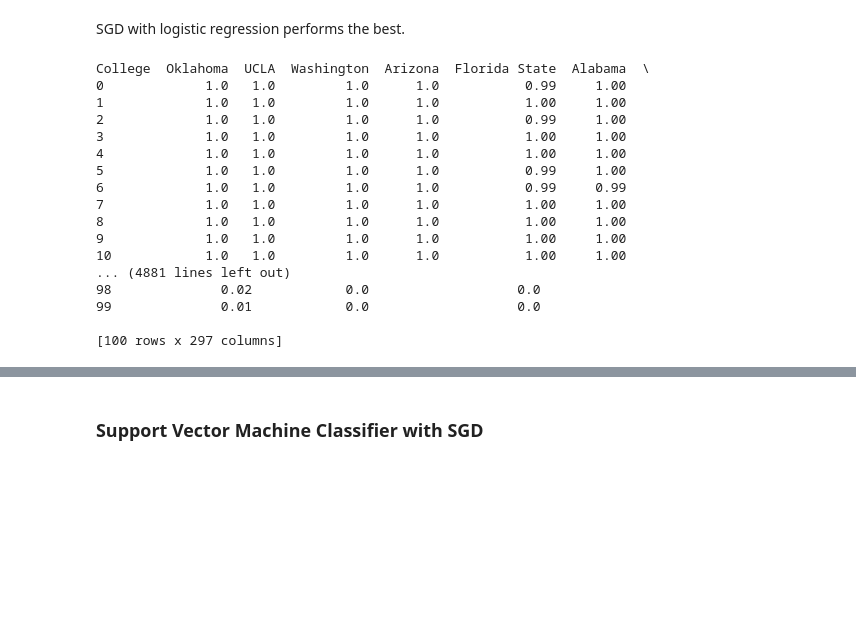
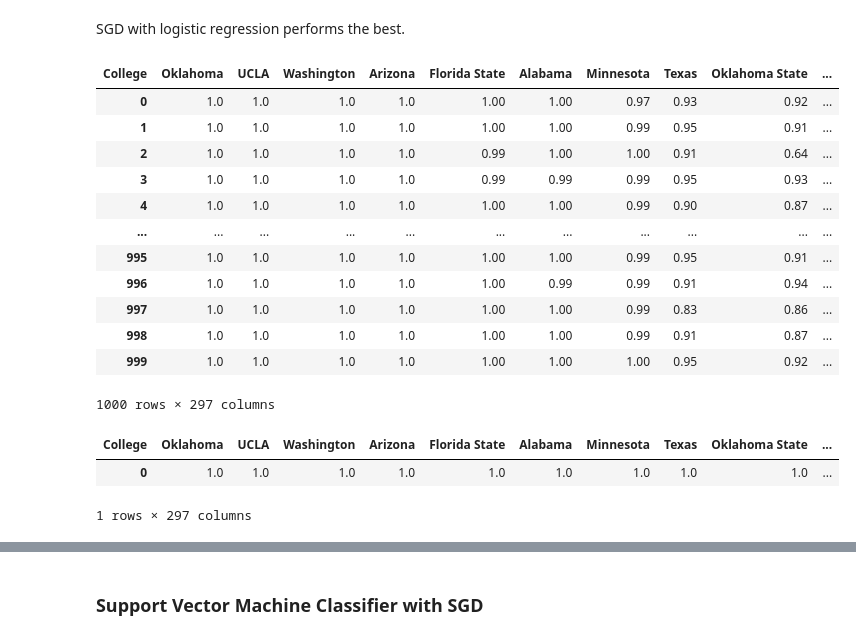
Before and after one commit to koeunlim/Capstone_Softball, a Jupyter notebook: 06-2_NCAA_Softball_Model2_WS64Seed_Logistic.ipynb, the cells around one changed output, grey strips where cells are left out. Drawn from its saved outputs; the diff is of its cells as text; code cells hidden in the pictures; blank space fills up the shorter version.

```diff
--- a/06-2_NCAA_Softball_Model2_WS64Seed_Logistic.ipynb
+++ b/06-2_NCAA_Softball_Model2_WS64Seed_Logistic.ipynb
@@ -211,25 +229,34 @@ print(np.mean(scores_binary))
 # %% [markdown]
 SGD with logistic regression performs the best.
 # %%
-df_prob_in.to_csv('WS64Seeds/WS64_prediction_SGDlogistic.csv',index = False)
+df_prob_in.to_csv('WS64Seeds/WS64_prediction_SGDlogistic_1000.csv',index = False)
 df_prob_in_5 = (df_prob_in*100/5).round(0)*5
 df_prob_in
 # %% [output]
+| College | Oklahoma | UCLA | Washington | Arizona | Florida State | Alabama | Minnesota | Texas | Oklahoma State | ... |
+| 0 | 1.0 | 1.0 | 1.0 | 1.0 | 1.00 | 1.00 | 0.97 | 0.93 | 0.92 | ... |
+| 1 | 1.0 | 1.0 | 1.0 | 1.0 | 1.00 | 1.00 | 0.99 | 0.95 | 0.91 | ... |
+| 2 | 1.0 | 1.0 | 1.0 | 1.0 | 0.99 | 1.00 | 1.00 | 0.91 | 0.64 | ... |
+| 3 | 1.0 | 1.0 | 1.0 | 1.0 | 0.99 | 0.99 | 0.99 | 0.95 | 0.93 | ... |
+| 4 | 1.0 | 1.0 | 1.0 | 1.0 | 1.00 | 1.00 | 0.99 | 0.90 | 0.87 | ... |
+| ... | ... | ... | ... | ... | ... | ... | ... | ... | ... | ... |
+| 995 | 1.0 | 1.0 | 1.0 | 1.0 | 1.00 | 1.00 | 0.99 | 0.95 | 0.91 | ... |
+| 996 | 1.0 | 1.0 | 1.0 | 1.0 | 1.00 | 0.99 | 0.99 | 0.91 | 0.94 | ... |
+| 997 | 1.0 | 1.0 | 1.0 | 1.0 | 1.00 | 1.00 | 0.99 | 0.83 | 0.86 | ... |
+| 998 | 1.0 | 1.0 | 1.0 | 1.0 | 1.00 | 1.00 | 0.99 | 0.91 | 0.87 | ... |
+| 999 | 1.0 | 1.0 | 1.0 | 1.0 | 1.00 | 1.00 | 1.00 | 0.95 | 0.92 | ... |
-College  Oklahoma  UCLA  Washington  Arizona  Florida State  Alabama  \
-0             1.0   1.0         1.0      1.0           0.99     1.00
-1             1.0   1.0         1.0      1.0           1.00     1.00
-2             1.0   1.0         1.0      1.0           0.99     1.00
-3             1.0   1.0         1.0      1.0           1.00     1.00
-4             1.0   1.0         1.0      1.0           1.00     1.00
-5             1.0   1.0         1.0      1.0           0.99     1.00
-6             1.0   1.0         1.0      1.0           0.99     0.99
-7             1.0   1.0         1.0      1.0           1.00     1.00
-8             1.0   1.0         1.0      1.0           1.00     1.00
-9             1.0   1.0         1.0      1.0           1.00     1.00
-10            1.0   1.0         1.0      1.0           1.00     1.00
-... (4881 lines left out)
-98              0.02            0.0                   0.0
-99              0.01            0.0                   0.0
-
-[100 rows x 297 columns]
+1000 rows × 297 columns
+# %%
+df_prob_in_rank = df_prob_in.rank(axis=1, ascending=False)
+df_prob_in_rank = df_prob_in_rank <= 64
+df_prob_in_rank = df_prob_in_rank.astype(int)
+mean_prob = df_prob_in_rank.mean()
+df_WSin_odds = pd.DataFrame(mean_prob/(1-mean_prob)).T
+df_WSin_odds[df_WSin_odds > 100] = 100
+df_WSin_meanProb = pd.DataFrame(df_prob_in_rank.mean()).T
+df_WSin_meanProb
+# %% [output]
+| College | Oklahoma | UCLA | Washington | Arizona | Florida State | Alabama | Minnesota | Texas | Oklahoma State | ... |
+| 0 | 1.0 | 1.0 | 1.0 | 1.0 | 1.0 | 1.0 | 1.0 | 1.0 | 1.0 | ... |
+1 rows × 297 columns
 # %%
```
Also changed, not shown: parts of 6 cells of this notebook, 6 other files.
